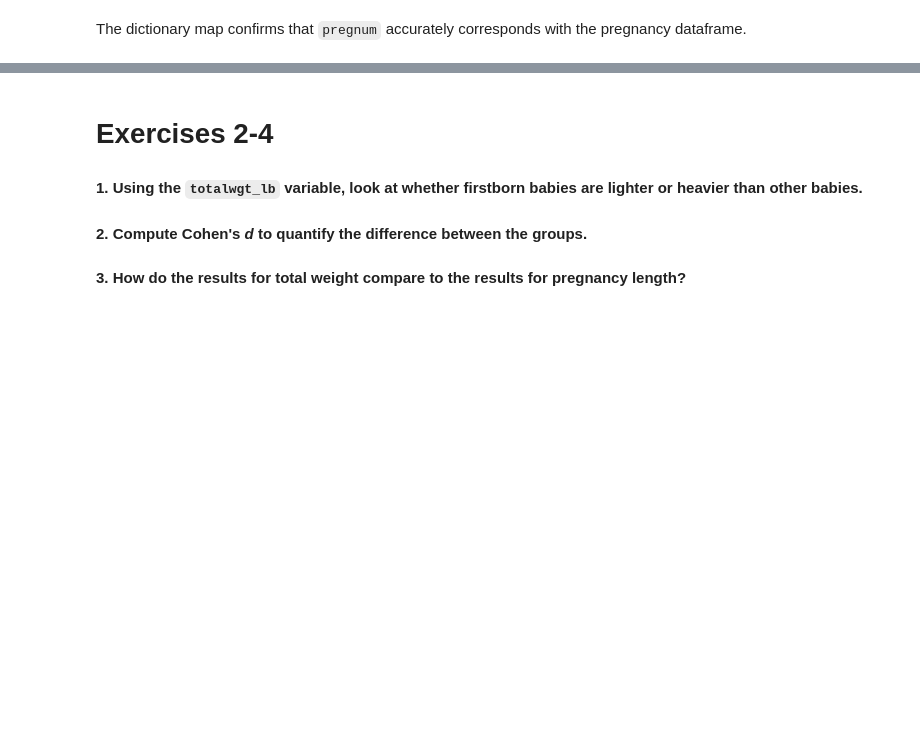
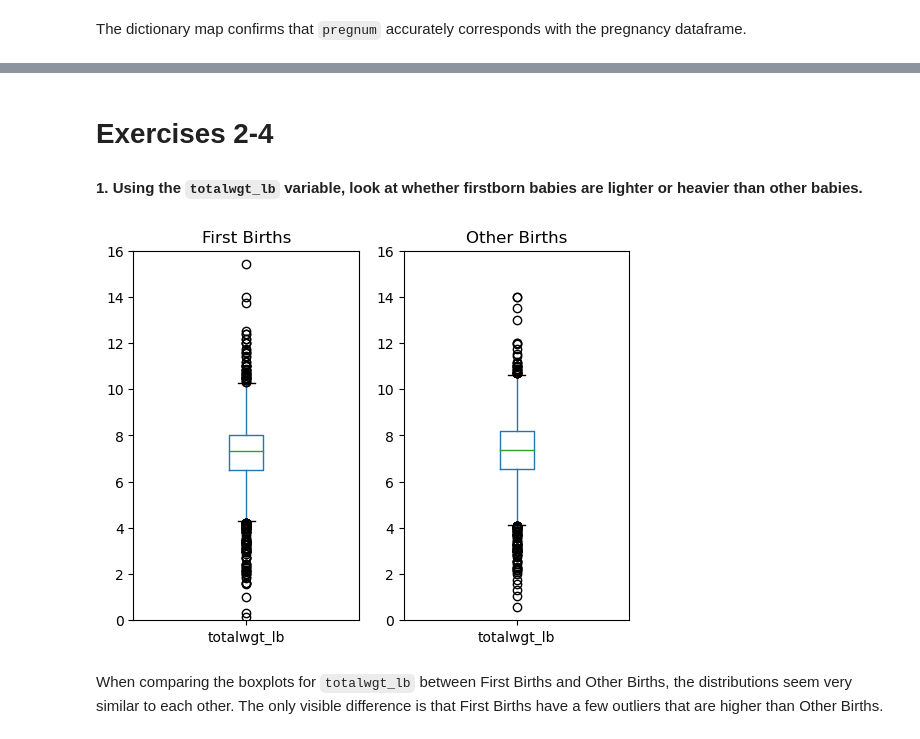
Before and after one commit to Daly-Llama/ThinkStats2, a Jupyter notebook: my code/Nielson530Week3.ipynb, the cells around one changed output, grey strips where cells are left out. Saved outputs shown, nothing was run; the diff lists cells and outputs as text; code cells hidden in the pictures; blank space fills up the shorter version.

```diff
--- a/my code/Nielson530Week3.ipynb
+++ b/my code/Nielson530Week3.ipynb
@@ -287,2 +287,12 @@ Suppose you were asked to summarize what you learned from the data about whether
 
 #### 3. Imagine you are Cecil Adams answering the question "Do firstborn babies arrive late?" Write a paragraph using the results from the chapter to answer the question accurately and honestly.
+# %%
+# Get summary statistics for First Births
+first_births = preg[(preg.birthord==1) & (preg.prglngth > 27)]
+fb_desc = first_births.prglngth.agg(['mean', 'var', 'std'])
+print(f"First Births: \n{fb_desc}\n")
+
+# Get summary statistics for Other Births
+other_births = preg[(preg.birthord!=1) & (preg.prglngth > 27)]
+ob_desc = other_births.prglngth.agg(['mean', 'var', 'std'])
+print(f"Other Births: \n{ob_desc}\n")
@@ -290,9 +316,29 @@ Suppose you were asked to summarize what you learned from the data about whether
 # Exercises 2-4
 
 #### 1. Using the `totalwgt_lb` variable, look at whether firstborn babies are lighter or heavier than other babies.
-
-
-#### 2. Compute Cohen's *d* to quantify the difference between the groups.
-
-
-#### 3. How do the results for total weight compare to the results for pregnancy length?
+# %%
+import matplotlib.pyplot as plt
+from math import ceil
+
+fig, axes = plt.subplots(1, 2)
+
+# Get the highest value between both datasets for the Y-axis maximum
+y_max = ceil(max(max(first_births.totalwgt_lb), max(other_births.totalwgt_lb)))
+
+# Create the boxplot for First Births
+first_births.boxplot('totalwgt_lb', ax=axes[0])
+axes[0].grid(visible=False)
+axes[0].set_ylim(0, y_max)
+axes[0].set_title("First Births")
+
+# Create the boxplot for Other Births
+other_births.boxplot('totalwgt_lb', ax=axes[1])
+axes[1].grid(visible=False)
+axes[1].set_ylim(0, y_max)
+axes[1].set_title("Other Births")
+
+plt.show()
+# %% [output]
+[figure, added]
+# %% [markdown]
+When comparing the boxplots for `totalwgt_lb` between First Births and Other Births, the distributions seem very similar to each other. The only visible difference is that First Births have a few outliers that are higher than Other Births.
```
Also changed, not shown: parts of 10 cells of this notebook.
